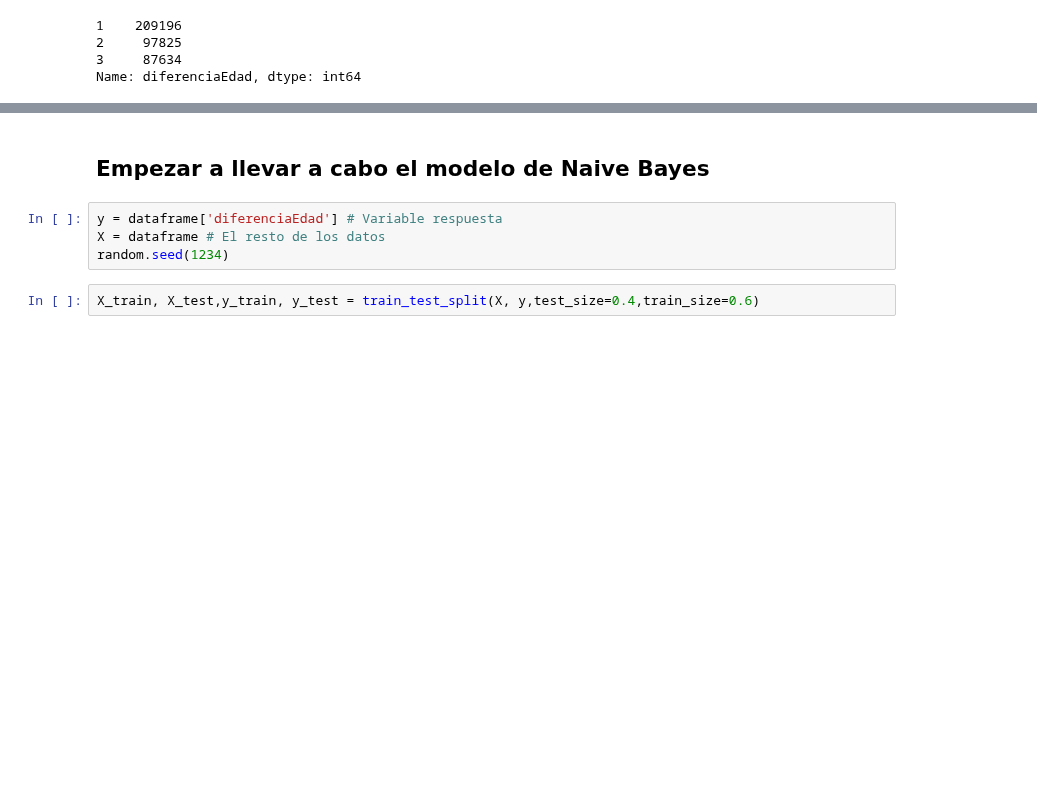
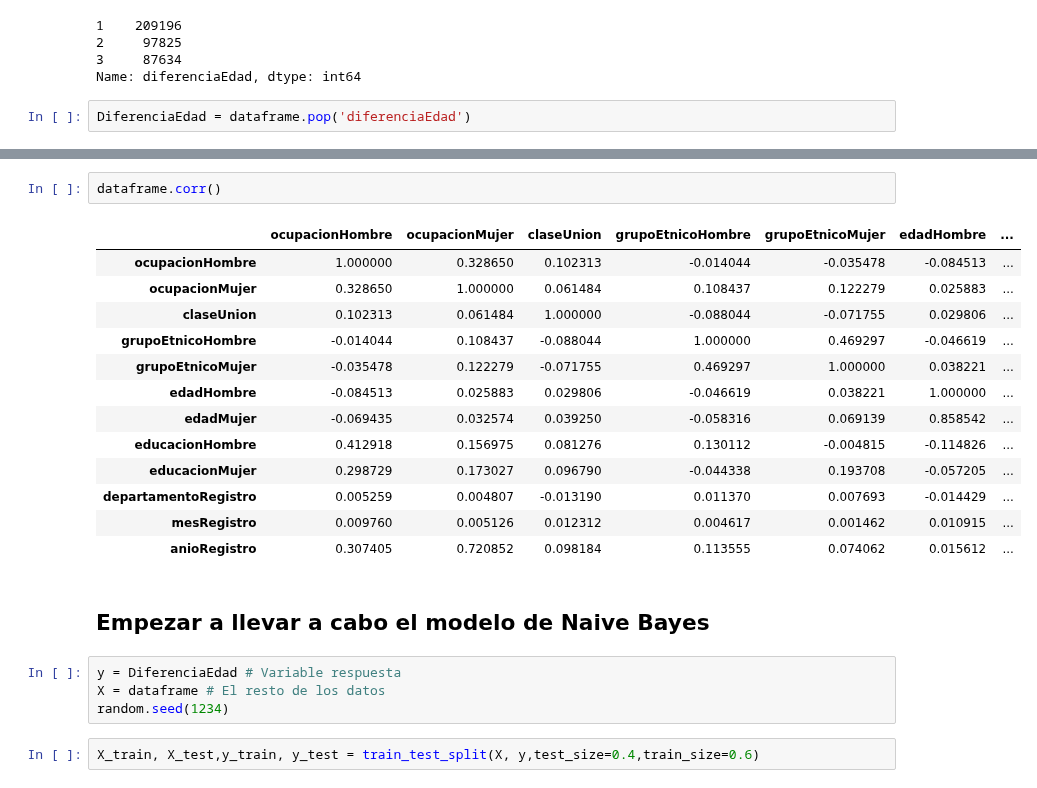
Before and after one commit to MGonza20/Proyecto1_MD, a Jupyter notebook: naive_bayes.ipynb, the cells around one changed output, grey strips where cells are left out. Drawn from its saved outputs; the diff is of its cells as text; blank space fills up the shorter version.

```diff
--- a/naive_bayes.ipynb
+++ b/naive_bayes.ipynb
@@ -67,3 +67,5 @@ dataframe['diferenciaEdad'].value_counts()
 2     97825
 3     87634
 Name: diferenciaEdad, dtype: int64
+# %%
+DiferenciaEdad = dataframe.pop('diferenciaEdad')
@@ -70,7 +88,23 @@ Name: diferenciaEdad, dtype: int64
+# %%
+dataframe.corr()
+# %% [output]
+|  | ocupacionHombre | ocupacionMujer | claseUnion | grupoEtnicoHombre | grupoEtnicoMujer | edadHombre | ... |
+| ocupacionHombre | 1.000000 | 0.328650 | 0.102313 | -0.014044 | -0.035478 | -0.084513 | ... |
+| ocupacionMujer | 0.328650 | 1.000000 | 0.061484 | 0.108437 | 0.122279 | 0.025883 | ... |
+| claseUnion | 0.102313 | 0.061484 | 1.000000 | -0.088044 | -0.071755 | 0.029806 | ... |
+| grupoEtnicoHombre | -0.014044 | 0.108437 | -0.088044 | 1.000000 | 0.469297 | -0.046619 | ... |
+| grupoEtnicoMujer | -0.035478 | 0.122279 | -0.071755 | 0.469297 | 1.000000 | 0.038221 | ... |
+| edadHombre | -0.084513 | 0.025883 | 0.029806 | -0.046619 | 0.038221 | 1.000000 | ... |
+| edadMujer | -0.069435 | 0.032574 | 0.039250 | -0.058316 | 0.069139 | 0.858542 | ... |
+| educacionHombre | 0.412918 | 0.156975 | 0.081276 | 0.130112 | -0.004815 | -0.114826 | ... |
+| educacionMujer | 0.298729 | 0.173027 | 0.096790 | -0.044338 | 0.193708 | -0.057205 | ... |
+| departamentoRegistro | 0.005259 | 0.004807 | -0.013190 | 0.011370 | 0.007693 | -0.014429 | ... |
+| mesRegistro | 0.009760 | 0.005126 | 0.012312 | 0.004617 | 0.001462 | 0.010915 | ... |
+| anioRegistro | 0.307405 | 0.720852 | 0.098184 | 0.113555 | 0.074062 | 0.015612 | ... |
 # %% [markdown]
 ## Empezar a llevar a cabo el modelo de Naive Bayes
 # %%
-y = dataframe['diferenciaEdad'] # Variable respuesta
+y = DiferenciaEdad # Variable respuesta
 X = dataframe # El resto de los datos
 random.seed(1234)
 # %%
```
Also changed, not shown: parts of 5 cells of this notebook.
